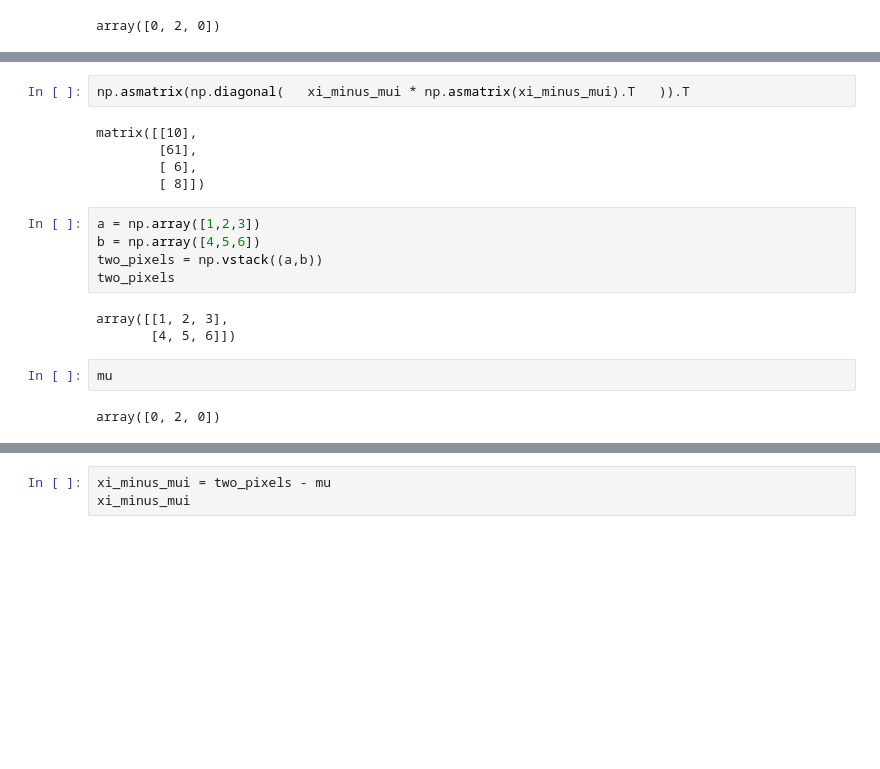
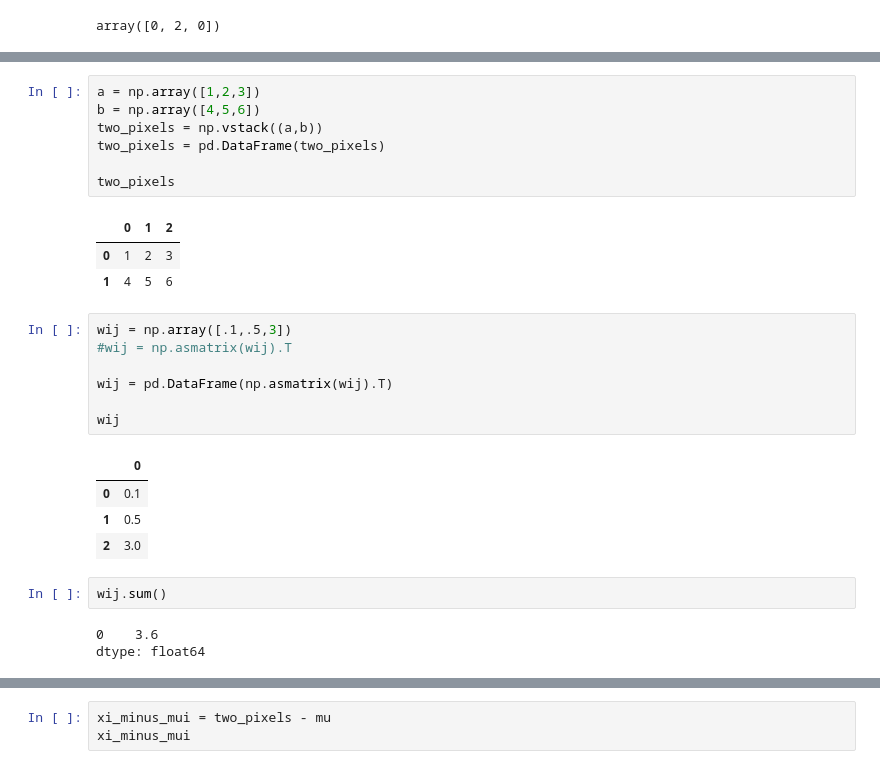
Before and after one commit to EloiseRosen/HW7, a Jupyter notebook: hw7_problem2.ipynb, the cells around one changed output, grey strips where cells are left out. Drawn from its saved outputs; the diff is of its cells as text; blank space fills up the shorter version.

```diff
--- a/hw7_problem2.ipynb
+++ b/hw7_problem2.ipynb
@@ -273,19 +217,28 @@ matrix([[10, 22,  7,  8],
-# %%
-np.asmatrix(np.diagonal(   xi_minus_mui * np.asmatrix(xi_minus_mui).T   )).T
-# %% [output]
-matrix([[10],
-        [61],
-        [ 6],
-        [ 8]])
 # %%
 a = np.array([1,2,3])
 b = np.array([4,5,6])
 two_pixels = np.vstack((a,b))
+two_pixels = pd.DataFrame(two_pixels)
+
 two_pixels
 # %% [output]
-array([[1, 2, 3],
-       [4, 5, 6]])
+|  | 0 | 1 | 2 |
+| 0 | 1 | 2 | 3 |
+| 1 | 4 | 5 | 6 |
-# %%
-mu
-# %% [output]
-array([0, 2, 0])
+# %%
+wij = np.array([.1,.5,3])
+#wij = np.asmatrix(wij).T
+
+wij = pd.DataFrame(np.asmatrix(wij).T)
+
+wij
+# %% [output]
+|  | 0 |
+| 0 | 0.1 |
+| 1 | 0.5 |
+| 2 | 3.0 |
+# %%
+wij.sum()
+# %% [output]
+0    3.6
+dtype: float64
```
Also changed, not shown: parts of 25 cells of this notebook.
